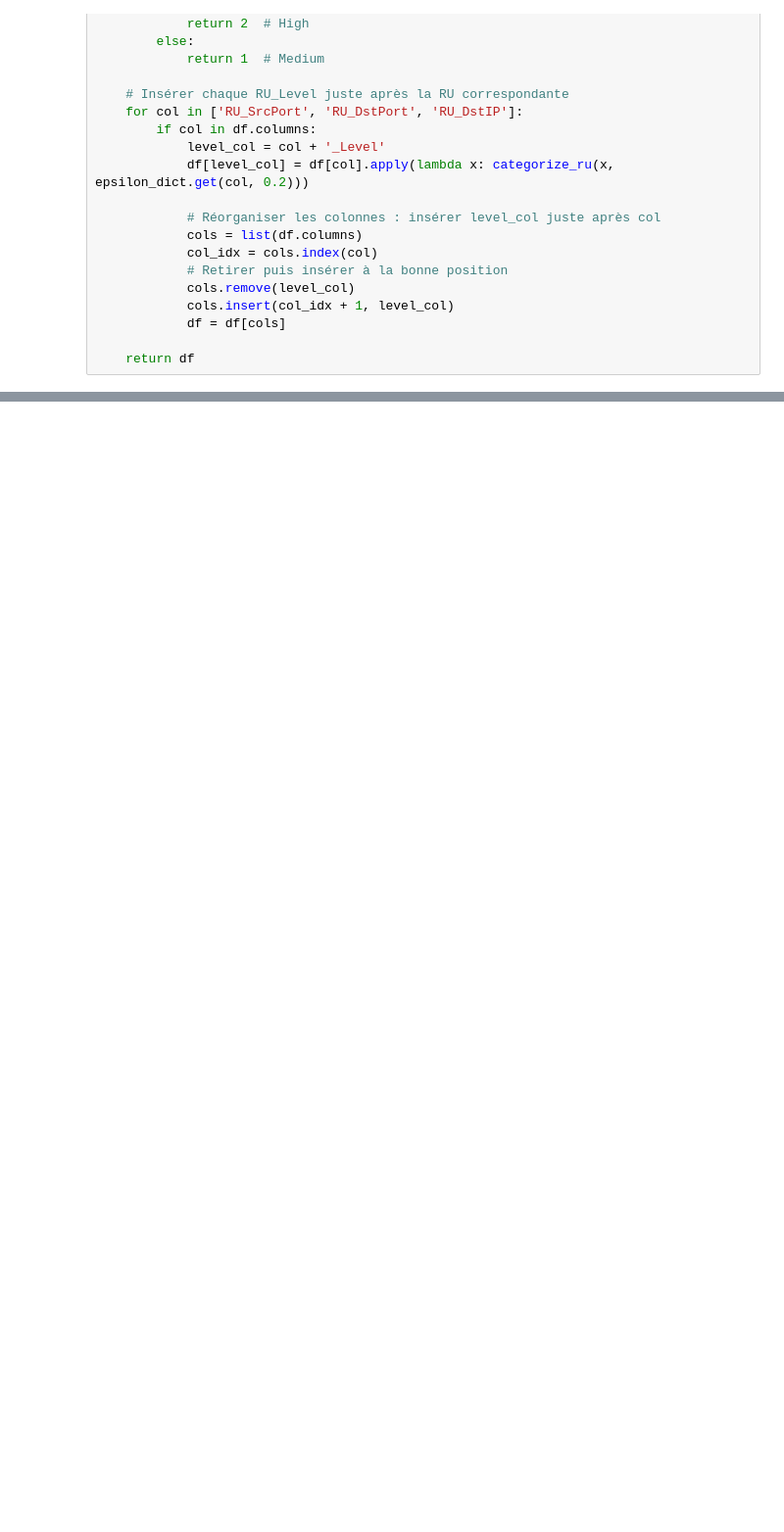
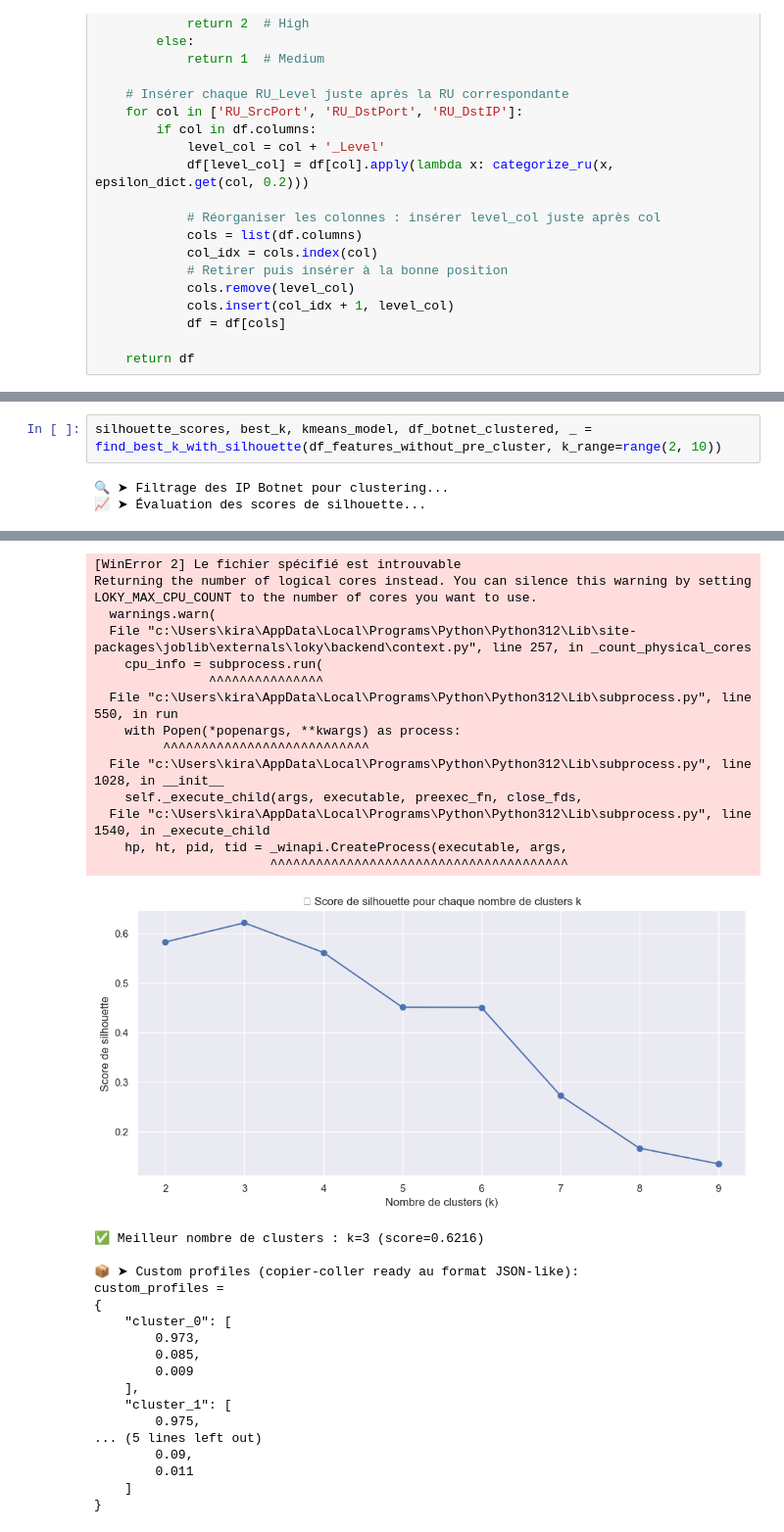
Before and after one commit to Keracles/Xu, a Jupyter notebook: Xu_final.ipynb, the cells around one changed output, grey strips where cells are left out. Shown: that part at 98% size. Saved outputs shown, nothing was run; the diff lists cells and outputs as text; blank space fills up the shorter version.

```diff
--- a/Xu_final.ipynb
+++ b/Xu_final.ipynb
@@ -538,0 +1030,5 @@ def find_best_k_with_silhouette(df_xu, k_range=range(2, 11)):
+# %%
+silhouette_scores, best_k, kmeans_model, df_botnet_clustered, _ = find_best_k_with_silhouette(df_features_without_pre_cluster, k_range=range(2, 10))
+# %% [output]
+🔍 ➤ Filtrage des IP Botnet pour clustering...
+📈 ➤ Évaluation des scores de silhouette...
@@ -538,0 +1043,32 @@ def find_best_k_with_silhouette(df_xu, k_range=range(2, 11)):
+[WinError 2] Le fichier spécifié est introuvable
+Returning the number of logical cores instead. You can silence this warning by setting LOKY_MAX_CPU_COUNT to the number of cores you want to use.
+  warnings.warn(
+  File "c:\Users\kira\AppData\Local\Programs\Python\Python312\Lib\site-packages\joblib\externals\loky\backend\context.py", line 257, in _count_physical_cores
+    cpu_info = subprocess.run(
+               ^^^^^^^^^^^^^^^
+  File "c:\Users\kira\AppData\Local\Programs\Python\Python312\Lib\subprocess.py", line 550, in run
+    with Popen(*popenargs, **kwargs) as process:
+         ^^^^^^^^^^^^^^^^^^^^^^^^^^^
+  File "c:\Users\kira\AppData\Local\Programs\Python\Python312\Lib\subprocess.py", line 1028, in __init__
+    self._execute_child(args, executable, preexec_fn, close_fds,
+  File "c:\Users\kira\AppData\Local\Programs\Python\Python312\Lib\subprocess.py", line 1540, in _execute_child
+    hp, ht, pid, tid = _winapi.CreateProcess(executable, args,
+                       ^^^^^^^^^^^^^^^^^^^^^^^^^^^^^^^^^^^^^^^
+[figure, added]
+✅ Meilleur nombre de clusters : k=3 (score=0.6216)
+
+📦 ➤ Custom profiles (copier-coller ready au format JSON-like):
+custom_profiles =
+{
+    "cluster_0": [
+        0.973,
+        0.085,
+        0.009
+    ],
+    "cluster_1": [
+        0.975,
+... (5 lines left out)
+        0.09,
+        0.011
+    ]
+}
```
Also changed, not shown: parts of 27 cells of this notebook, 1 other file.
